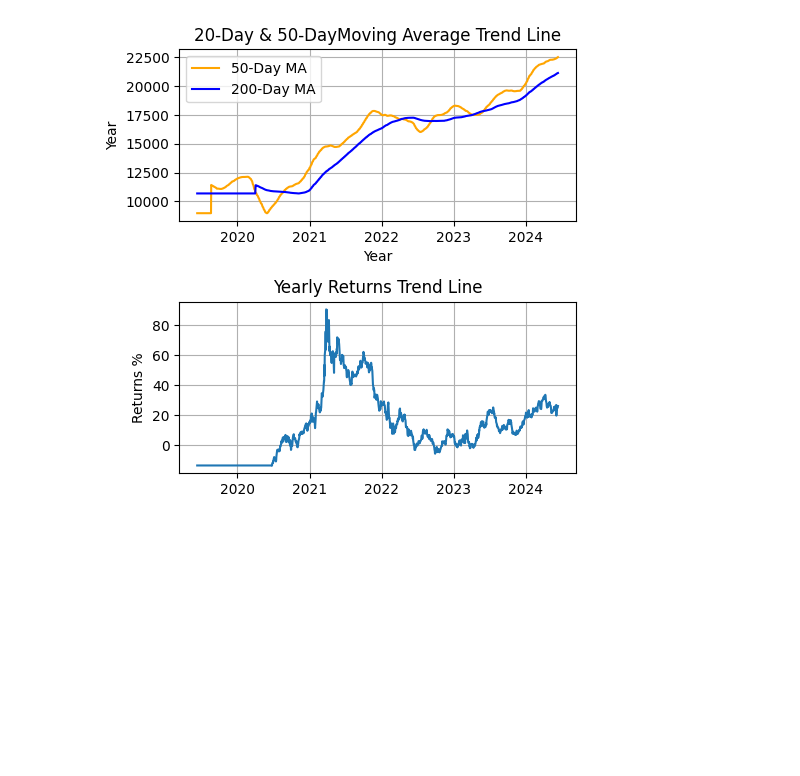
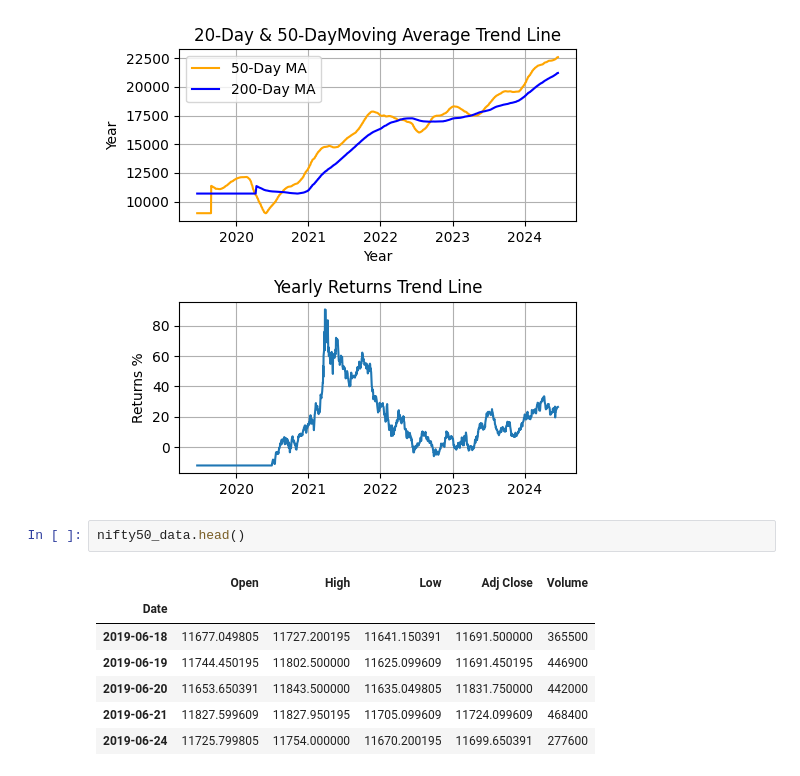
Before and after one commit to Partha-Guntur/BiLSTM-Stock-Market-Analysis, a Jupyter notebook: nifty50-analysis.ipynb, the cells around one changed output. Saved outputs shown, nothing was run; the diff lists cells and outputs as text; blank space fills up the shorter version.

```diff
--- a/nifty50-analysis.ipynb
+++ b/nifty50-analysis.ipynb
@@ -102,3 +104,13 @@ def showIndexGraphs():
 showIndexGraphs()
 # %% [output]
 [figure]
+# %%
+nifty50_data.head()
+# %% [output]
+|  | Open | High | Low | Adj Close | Volume |
+| Date |  |  |  |  |  |
+| 2019-06-18 | 11677.049805 | 11727.200195 | 11641.150391 | 11691.500000 | 365500 |
+| 2019-06-19 | 11744.450195 | 11802.500000 | 11625.099609 | 11691.450195 | 446900 |
+| 2019-06-20 | 11653.650391 | 11843.500000 | 11635.049805 | 11831.750000 | 442000 |
+| 2019-06-21 | 11827.599609 | 11827.950195 | 11705.099609 | 11724.099609 | 468400 |
+| 2019-06-24 | 11725.799805 | 11754.000000 | 11670.200195 | 11699.650391 | 277600 |
```
Also changed, not shown: parts of 7 cells of this notebook, 1 other file.
